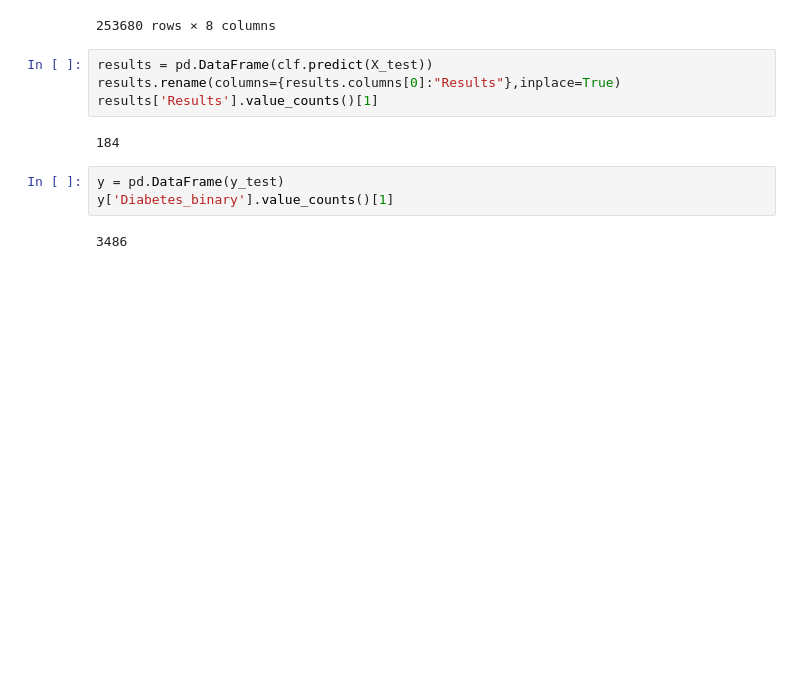
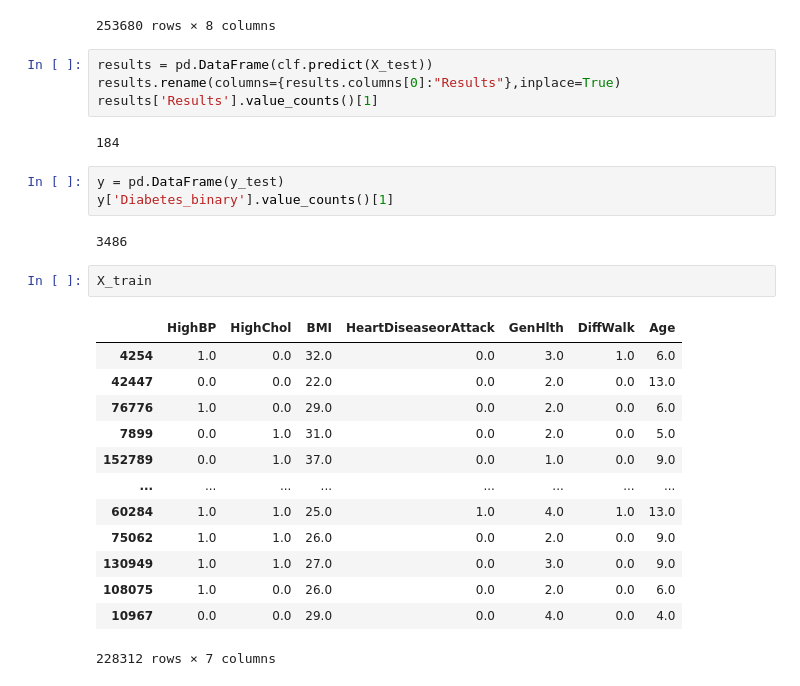
Before and after one commit to hopenjin/AI_Diabetes_Diagnosis_System, a Jupyter notebook: Juan/diabetes_model_analysis/d_feature_extraction.ipynb, the cells around one changed output. Cells and saved outputs as stored; diff of their text form; blank space fills up the shorter version.

```diff
--- a/Juan/diabetes_model_analysis/d_feature_extraction.ipynb
+++ b/Juan/diabetes_model_analysis/d_feature_extraction.ipynb
@@ -407,3 +406,19 @@ y = pd.DataFrame(y_test)
 y['Diabetes_binary'].value_counts()[1]
 # %% [output]
 3486
+# %%
+X_train
+# %% [output]
+|  | HighBP | HighChol | BMI | HeartDiseaseorAttack | GenHlth | DiffWalk | Age |
+| 4254 | 1.0 | 0.0 | 32.0 | 0.0 | 3.0 | 1.0 | 6.0 |
+| 42447 | 0.0 | 0.0 | 22.0 | 0.0 | 2.0 | 0.0 | 13.0 |
+| 76776 | 1.0 | 0.0 | 29.0 | 0.0 | 2.0 | 0.0 | 6.0 |
+| 7899 | 0.0 | 1.0 | 31.0 | 0.0 | 2.0 | 0.0 | 5.0 |
+| 152789 | 0.0 | 1.0 | 37.0 | 0.0 | 1.0 | 0.0 | 9.0 |
+| ... | ... | ... | ... | ... | ... | ... | ... |
+| 60284 | 1.0 | 1.0 | 25.0 | 1.0 | 4.0 | 1.0 | 13.0 |
+| 75062 | 1.0 | 1.0 | 26.0 | 0.0 | 2.0 | 0.0 | 9.0 |
+| 130949 | 1.0 | 1.0 | 27.0 | 0.0 | 3.0 | 0.0 | 9.0 |
+| 108075 | 1.0 | 0.0 | 26.0 | 0.0 | 2.0 | 0.0 | 6.0 |
+| 10967 | 0.0 | 0.0 | 29.0 | 0.0 | 4.0 | 0.0 | 4.0 |
+228312 rows × 7 columns
```
Also changed, not shown: parts of 4 cells of this notebook, 2 other files.
